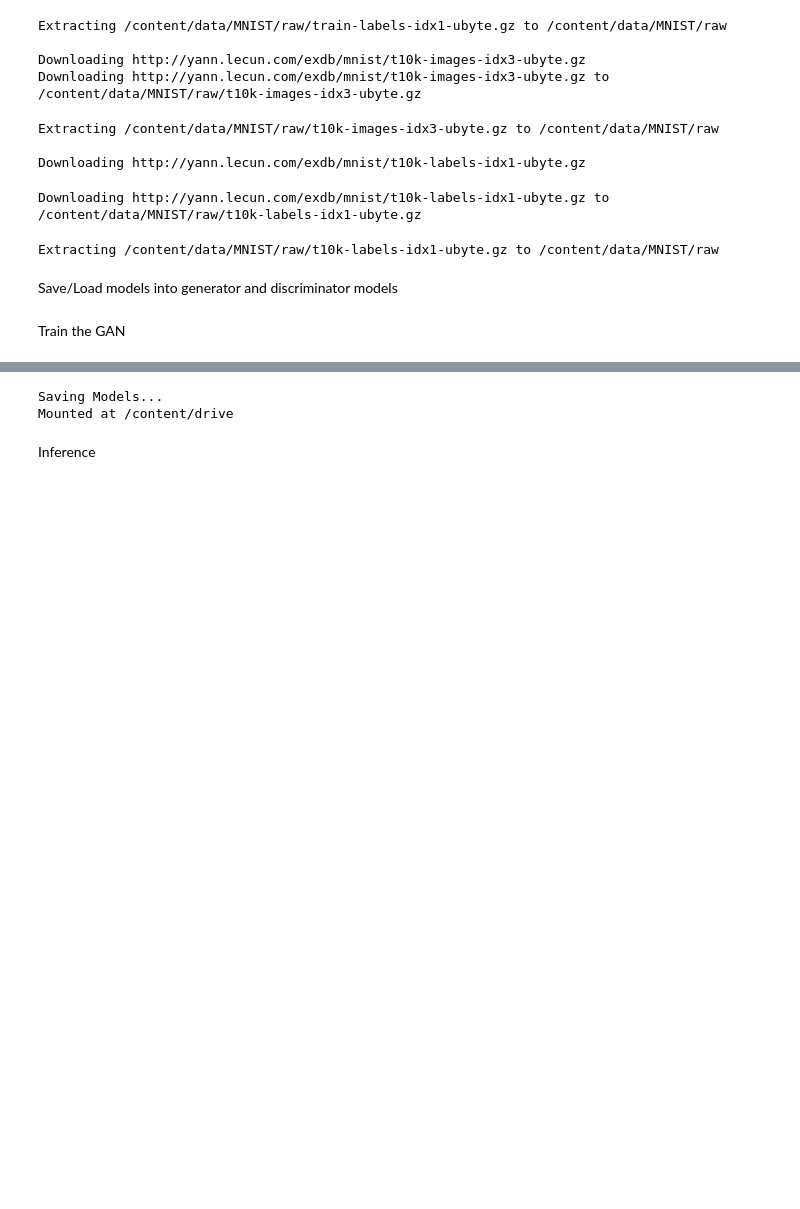
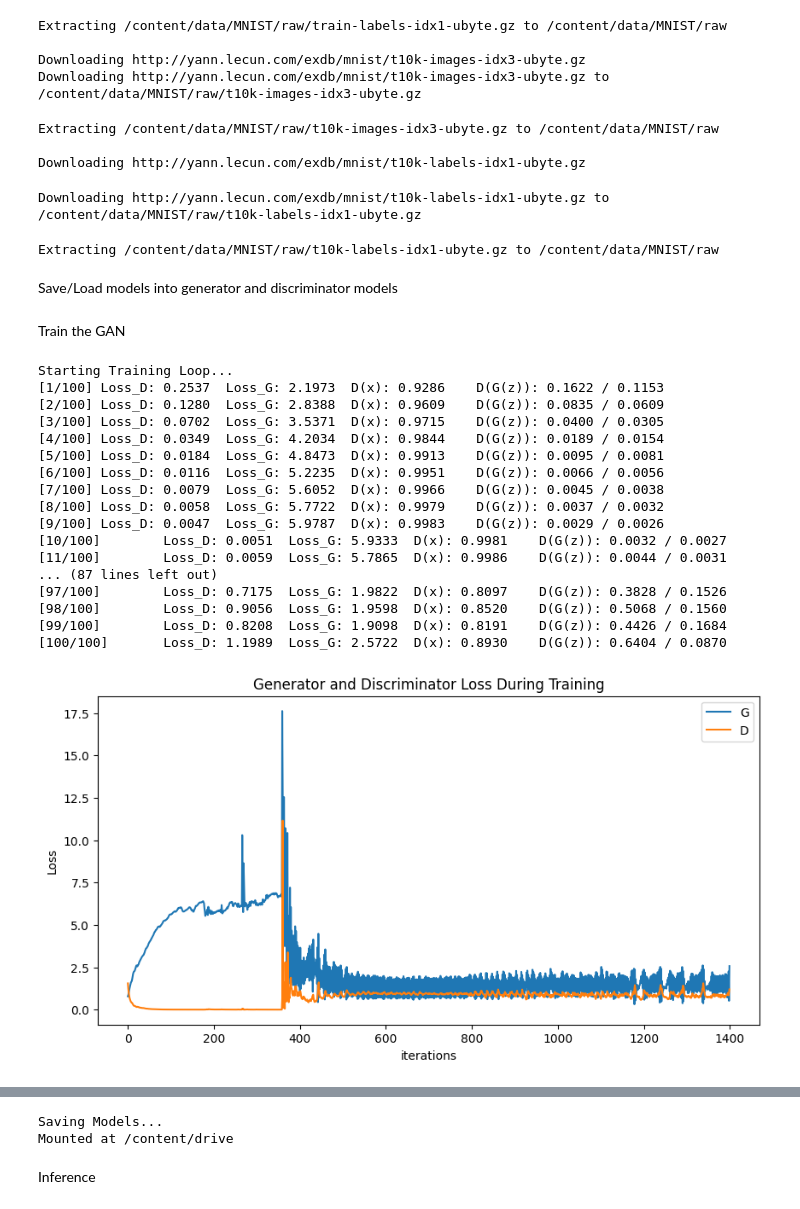
Before and after one commit to yashar-ne/AD-with-GANs, a Jupyter notebook: src/ml/notebooks/ad-with-gan-inference.ipynb, the cells around one changed output, grey strips where cells are left out. Saved outputs shown, nothing was run; the diff lists cells and outputs as text; code cells hidden in the pictures; blank space fills up the shorter version.

```diff
--- a/src/ml/notebooks/ad-with-gan-inference.ipynb
+++ b/src/ml/notebooks/ad-with-gan-inference.ipynb
@@ -251,37 +251,33 @@ def generate_ano_class_mnist_dataset(root_dir, norm_class=9, ano_class=6, ano_fr
         img[0].save(os.path.join(ano_mnist_drop_folder, f"img_{norm_class}_{i}.png"))
         with open(csv_path, 'a', newline='') as file:
             writer = csv.writer(file)
-            fields = [f'img_aug_{norm_class}_{i}.png', f"{norm_class}", "False"]
+            fields = [f'img_{norm_class}_{i}.png', f"{norm_class}", "False"]
             writer.writerow(fields)
 
 
     anos = [d for d in mnist_dataset if (d[1] == ano_class)]
+    anos = anos[:round(len(anos)*ano_fraction)]
     for i, img in enumerate(anos):
         img[0].save(os.path.join(ano_mnist_drop_folder, f"img_{ano_class}_{i}.png"))
         with open(csv_path, 'a', newline='') as file:
             writer = csv.writer(file)
-            fields = [f'img_aug_{ano_class}_{i}.png', f"{ano_class}", "True"]
+            fields = [f'img_{ano_class}_{i}.png', f"{ano_class}", "True"]
             writer.writerow(fields)
 
     if copy_zip_to:
       shutil.make_archive(os.path.join(copy_zip_to, "AnoClassMNIST"), 'zip', ano_mnist_drop_folder)
 
 
-def get_ano_class_mnist_dataset(root_dir, norm_class=9, ano_class=6, ano_fraction=0.2):
-    mnist_dataset = MNIST(
-        root=root_dir,
-        train=True,
+def get_ano_class_mnist_dataset(root_dir, train_size=0.9, batch_size=256):
+    ano_mnist_dataset = AnoClassMNIST(
+        root_dir=root_dir,
         transform=transforms.Compose([
             transforms.ToTensor(),
             transforms.Normalize(mean=(.5,), std=(.5,))
-        ]),
-        download=True,
+        ])
     )
 
-    norms = [d for d in mnist_dataset if (d[1] == norm_class)]
-    anos = [d for d in mnist_dataset if (d[1] == ano_class)]
-
-    return torch.utils.data.ConcatDataset([norms, anos[:round(ano_fraction*len(anos))]])
+    return torch.utils.data.DataLoader(ano_mnist_dataset, batch_size=batch_size, shuffle=True)
 # %%
 generate_ano_class_mnist_dataset('/content/data', norm_class=9, ano_class=6, ano_fraction=0.2, copy_zip_to='/content/drive/MyDrive/Colab/data')
 # %% [output]
@@ -306,8 +310,8 @@ def load_ano_mnist_from_drive(drop_folder):
 # %%
-batch_size = 256
+batch_size = 512
 num_classes = 1
 learning_rate = 0.0001
-num_epochs = 200
+num_epochs = 100
 num_color_channels = 1
 num_feature_maps_g = 64
 num_feature_maps_d = 64
@@ -329,7 +333,10 @@ transform = transforms.Compose([
 #generate_anomalous_image_files(base_folder='/content/data', num=2000, labels=[9], copy_zip_to='/content/drive/MyDrive/Colab/data') # number of normals is: 5949
 #load_ano_mnist_from_drive(drop_folder='/content/data')
 #ano_mnist_dataset, _ = get_ano_mnist_dataset(transform=transform, root_dir='/content/data', labels=[9])
-dataset = get_ano_mnist_dataset(transform=transform, root_dir='/content/data', labels=[9])
+#dataset = get_ano_mnist_dataset(transform=transform, root_dir='/content/data', labels=[9])
+
+load_ano_class_mnist_from_drive(drop_folder='/content/data/AnoClassMNIST')
+ano_class_mnist_dataset = get_ano_class_mnist_dataset(root_dir='/content/data', batch_size=batch_size)
 # %% [markdown]
 Save/Load models into generator and discriminator models
 # %%
@@ -355,7 +362,6 @@ def load_models():
 Train the GAN
 # %%
 criterion = nn.BCELoss()
-
 fixed_noise = torch.randn(64, size_z, 1, 1, device=device)
 
 real_label = 1.
@@ -369,9 +375,11 @@ def train_gan(dataset):
     G_losses = []
     D_losses = []
     iters = 0
-    dataloader = torch.utils.data.DataLoader(dataset=dataset,
-                                         batch_size=batch_size,
-                                         shuffle=True)
+    #dataloader = torch.utils.data.DataLoader(dataset=dataset,
+    #                                     batch_size=batch_size,
+    #                                     shuffle=True)
+
+    dataloader = dataset
 
     print("Starting Training Loop...")
     for epoch in range(num_epochs):
@@ -497,4 +505,23 @@ def train_gan(dataset):
 # %%
 # train_gan(ano_mnist_dataset)
 # data = get_ano_class_mnist_dataset(root_dir='/content/drive/MyDrive/Colab/data', ano_fraction=0.2)
-train_gan(data)
+train_gan(ano_class_mnist_dataset)
+# %% [output]
+Starting Training Loop...
+[1/100] Loss_D: 0.2537  Loss_G: 2.1973  D(x): 0.9286    D(G(z)): 0.1622 / 0.1153
+[2/100] Loss_D: 0.1280  Loss_G: 2.8388  D(x): 0.9609    D(G(z)): 0.0835 / 0.0609
+[3/100] Loss_D: 0.0702  Loss_G: 3.5371  D(x): 0.9715    D(G(z)): 0.0400 / 0.0305
+[4/100] Loss_D: 0.0349  Loss_G: 4.2034  D(x): 0.9844    D(G(z)): 0.0189 / 0.0154
+[5/100] Loss_D: 0.0184  Loss_G: 4.8473  D(x): 0.9913    D(G(z)): 0.0095 / 0.0081
+[6/100] Loss_D: 0.0116  Loss_G: 5.2235  D(x): 0.9951    D(G(z)): 0.0066 / 0.0056
+[7/100] Loss_D: 0.0079  Loss_G: 5.6052  D(x): 0.9966    D(G(z)): 0.0045 / 0.0038
+[8/100] Loss_D: 0.0058  Loss_G: 5.7722  D(x): 0.9979    D(G(z)): 0.0037 / 0.0032
+[9/100] Loss_D: 0.0047  Loss_G: 5.9787  D(x): 0.9983    D(G(z)): 0.0029 / 0.0026
+[10/100]        Loss_D: 0.0051  Loss_G: 5.9333  D(x): 0.9981    D(G(z)): 0.0032 / 0.0027
+[11/100]        Loss_D: 0.0059  Loss_G: 5.7865  D(x): 0.9986    D(G(z)): 0.0044 / 0.0031
+... (87 lines left out)
+[97/100]        Loss_D: 0.7175  Loss_G: 1.9822  D(x): 0.8097    D(G(z)): 0.3828 / 0.1526
+[98/100]        Loss_D: 0.9056  Loss_G: 1.9598  D(x): 0.8520    D(G(z)): 0.5068 / 0.1560
+[99/100]        Loss_D: 0.8208  Loss_G: 1.9098  D(x): 0.8191    D(G(z)): 0.4426 / 0.1684
+[100/100]       Loss_D: 1.1989  Loss_G: 2.5722  D(x): 0.8930    D(G(z)): 0.6404 / 0.0870
+[figure, added]
```
Also changed, not shown: parts of 2 cells of this notebook.
